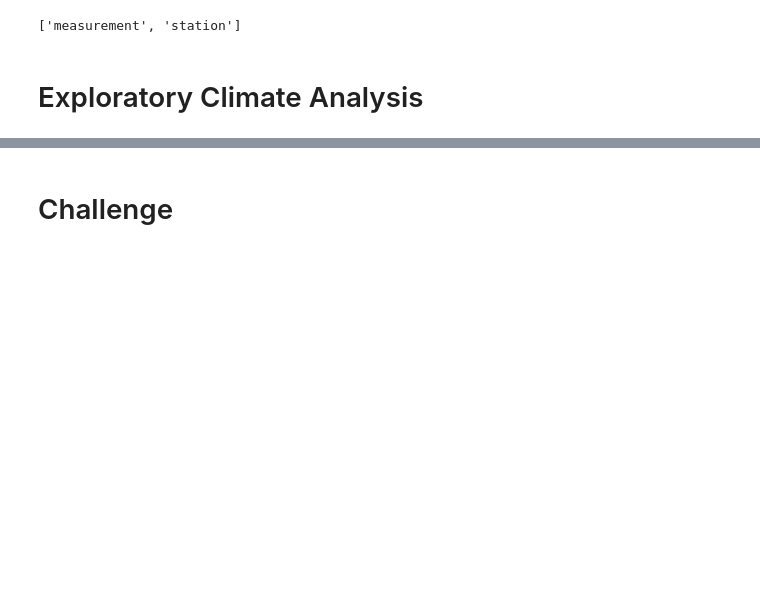
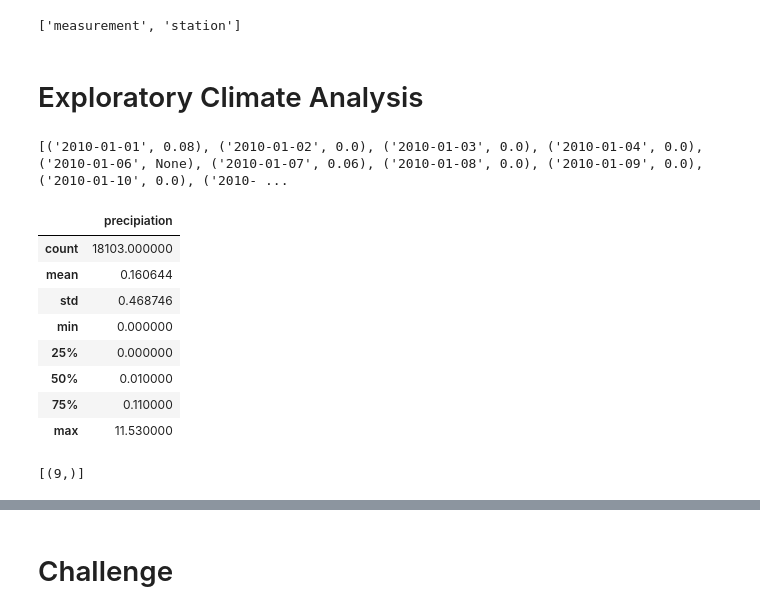
Before and after one commit to Aishwaryakarthik/Surfs_up, a Jupyter notebook: climate_analysis.ipynb, the cells around one changed output, grey strips where cells are left out. Saved outputs shown, nothing was run; the diff lists cells and outputs as text; code cells hidden in the pictures; blank space fills up the shorter version.

```diff
--- a/climate_analysis.ipynb
+++ b/climate_analysis.ipynb
@@ -41,19 +41,39 @@ session = Session(engine)
 # Exploratory Climate Analysis
 # %%
 # Design a query to retrieve the last 12 months of precipitation data and plot the results.
-
+#Starting from the last data point in the database.
+prev_year = dt.date(2017, 8, 23)
 # Calculate the date one year from the last date in data set.
-
+#dt.timedelta() allows us to trace back a certain number of days
+prev_year = dt.date(2017, 8, 23) - dt.timedelta(days=365)
 # Perform a query to retrieve the data and precipitation scores
-
-
-
+#Begin by creating a variable to store the results of the query
+results = []
+results = session.query(Measurement.date, Measurement.prcp)
+print(results.all())
 # Save the query results as a Pandas DataFrame and set the index to the date column
-
+df = pd.DataFrame(results, columns=['date', 'precipiation'])
 # Sort the dataframe by date
-
+df = df.sort_index()
+print(df.to_string(index=False, max_rows=20))
 # Use Pandas Plotting with Matplotlib to plot the data
+# %% [output]
+[('2010-01-01', 0.08), ('2010-01-02', 0.0), ('2010-01-03', 0.0), ('2010-01-04', 0.0), ('2010-01-06', None), ('2010-01-07', 0.06), ('2010-01-08', 0.0), ('2010-01-09', 0.0), ('2010-01-10', 0.0), ('2010- ...
 # %%
 # Use Pandas to calcualte the summary statistics for the precipitation data
+df.describe()
+# %% [output]
+|  | precipiation |
+| count | 18103.000000 |
+| mean | 0.160644 |
+| std | 0.468746 |
+| min | 0.000000 |
+| 25% | 0.000000 |
+| 50% | 0.010000 |
+| 75% | 0.110000 |
+| max | 11.530000 |
 # %%
 # How many stations are available in this dataset?
+session.query(func.count(Station.station)).all()
+# %% [output]
+[(9,)]
```
Also changed, not shown: parts of 7 cells of this notebook.
